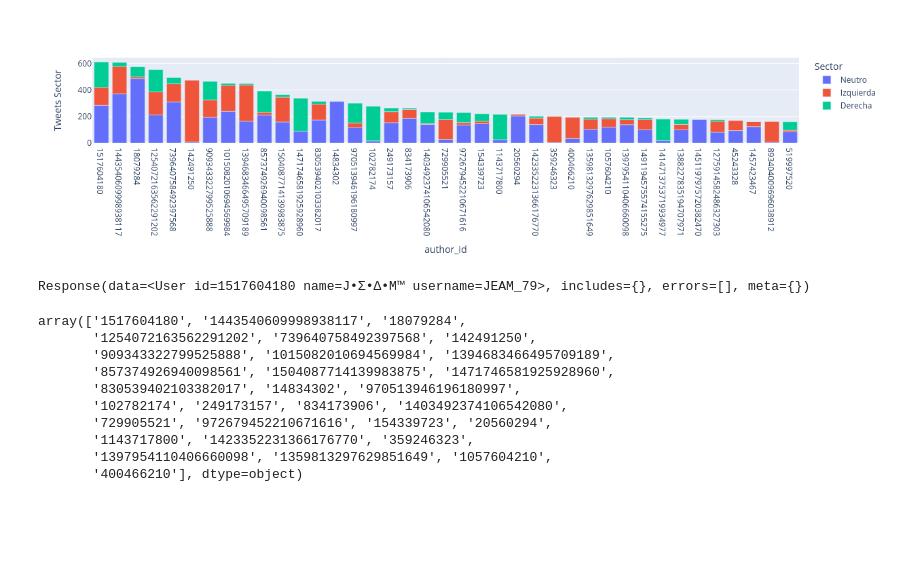
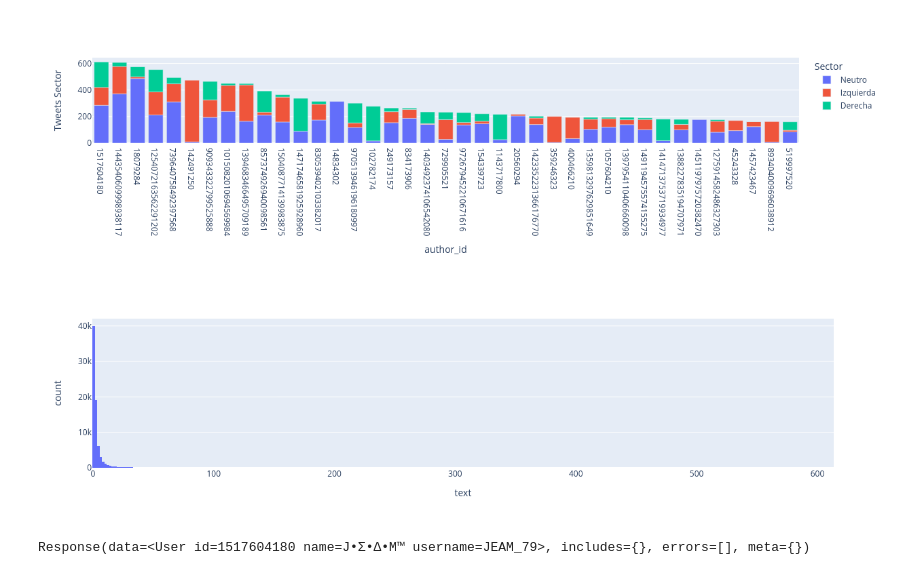
Before and after one commit to jjiguaran/Emotions_analysis, a Jupyter notebook: Code/Data Exploration.ipynb, the cells around one changed output. Cells and saved outputs as stored; diff of their text form; code cells hidden in the pictures; blank space fills up the shorter version.

```diff
--- a/Code/Data Exploration.ipynb
+++ b/Code/Data Exploration.ipynb
@@ -66,22 +88,14 @@ fig = px.bar(df_author_counts_filt, x='author_id', y="Tweets Sector", color="Sec
 fig.show()
 # %% [output]
 [figure]
+# %%
+fig = px.histogram(df_total_counts_author, x='text', nbins=500)
+fig.show()
+# %% [output]
+[figure, added]
 # %%
 client = tweepy.Client(bearer_token = "AAAAAAAAAAAAAAAAAAAAAKKEcwEAAAAA1VgzT5upnu%2B5POQ3dbdUx0%2B5vfA%3DdslAW6ut31gZhQD9SjNKJ4scCFd8bHgbevp8eGcJprbd2LTrGf", wait_on_rate_limit = True)
 # %%
 client.get_user(id ='1517604180')
 # %% [output]
 Response(data=<User id=1517604180 name=J•Σ•∆•M™ username=JEAM_79>, includes={}, errors=[], meta={})
-# %%
-df_author_counts_filt['author_id'].unique()[:30]
-# %% [output]
-array(['1517604180', '1443540609998938117', '18079284',
-       '1254072163562291202', '739640758492397568', '142491250',
-       '909343322799525888', '1015082010694569984', '1394683466495709189',
-       '857374926940098561', '1504087714139983875', '1471746581925928960',
-       '830539402103382017', '14834302', '970513946196180997',
-       '102782174', '249173157', '834173906', '1403492374106542080',
-       '729905521', '972679452210671616', '154339723', '20560294',
-       '1143717800', '1423352231366176770', '359246323',
-       '1397954110406660098', '1359813297629851649', '1057604210',
-       '400466210'], dtype=object)
```
Also changed, not shown: parts of 10 cells of this notebook, 3 other files.
